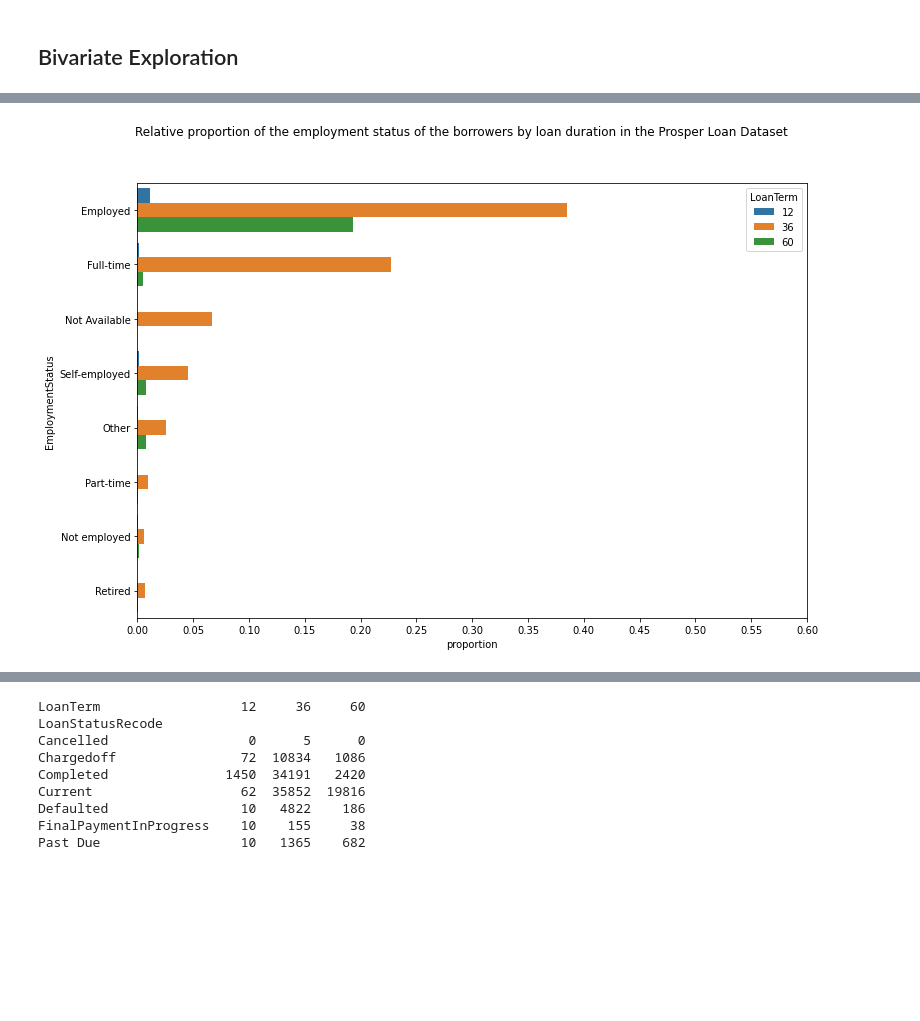
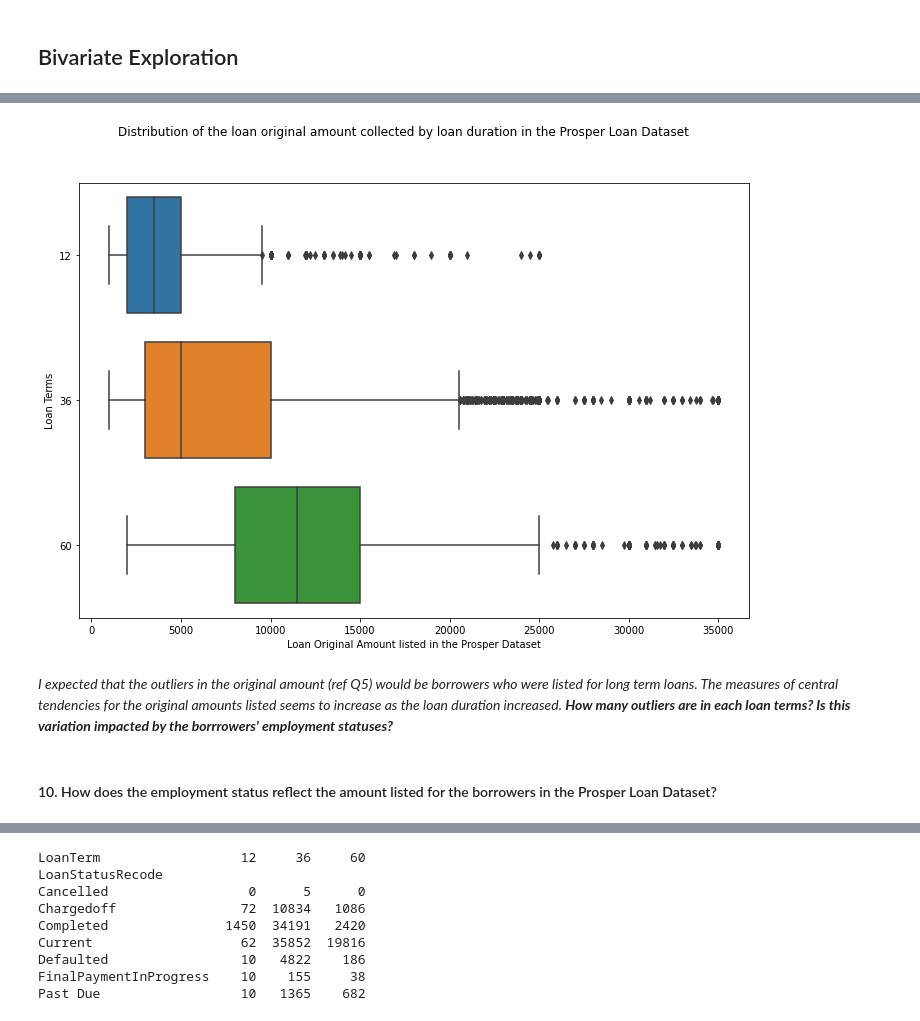
Before and after one commit to akinmode/ALX-Udacity-My-Projects, a Jupyter notebook: Project 3/Part_I_exploration_template.ipynb, the cells around one changed output, grey strips where cells are left out. Drawn from its saved outputs; the diff is of its cells as text; code cells hidden in the pictures; blank space fills up the shorter version.

```diff
--- a/Project 3/Part_I_exploration_template.ipynb
+++ b/Project 3/Part_I_exploration_template.ipynb
@@ -76,7 +75,6 @@ Index(['ListingKey', 'ListingNumber', 'ListingCreationDate', 'CreditGrade',
 # %%
 ## Pooling the columns of interest for the project
 focus_df = df.copy()[['ListingKey', 'Term', 'LoanStatus',
-                'LoanOriginationQuarter', 'BorrowerRate',
-              'Occupation', 'EmploymentStatus', 'LoanOriginalAmount']]
+                'LoanOriginationQuarter', 'Occupation', 'EmploymentStatus', 'LoanOriginalAmount']]
 focus_df.head()
 # %% [output]
@@ -641,16 +622,14 @@ Self-employed      111   5082    859
 # %%
-## Visualization of the proportion of the Loan Status in the dataset
-# A horizontal box plot of the loan Status in the dataset
+## Visualization of the LoanOriginalAmount in the dataset
+# A histogram of the loan Original Amount in the dataset
 fig, ax = plt.subplots(1, 1, figsize=(12, 8))
-n_vals = focus_df.EmploymentStatus.value_counts().sum()
-n_counts = focus_df.EmploymentStatus.value_counts()
-max_prop = n_counts[0]/n_vals
-tick_props = np.arange(0, max_prop+0.05, 0.05)
-tick_names = ['{:0.2f}'.format(i) for i in tick_props]
-
-sb.countplot(data = focus_df, y = 'EmploymentStatus', hue='LoanTerm', order = focus_df.EmploymentStatus.value_counts().index, ax = ax)
-ax.set_xticks(tick_props * n_vals, tick_names)
-ax.set_xlabel('proportion')
-fig.suptitle('Relative proportion of the employment status of the borrowers by loan duration in the Prosper Loan Dataset');
+sb.boxplot(data = focus_df, x = 'LoanOriginalAmount', y = 'LoanTerm', ax = ax)
+ax.set_xlabel('Loan Original Amount listed in the Prosper Dataset');#
+ax.set_ylabel('Loan Terms');
+fig.suptitle('Distribution of the loan original amount collected by loan duration in the Prosper Loan Dataset');
 # %% [output]
-[figure, old version]
+[figure, new version]
+# %% [markdown]
+_I expected that the outliers in the original amount (ref Q5) would be borrowers who were listed for long term loans. The measures of central tendencies for the original amounts listed seems to increase as the loan duration increased. **How many outliers are in each loan terms? Is this variation impacted by the borrrowers' employment statuses?**_
+# %% [markdown]
+#### 10. How does the employment status reflect the amount listed for the borrowers in the Prosper Loan Dataset?
```
Also changed, not shown: parts of 52 cells of this notebook, 5 other files.
